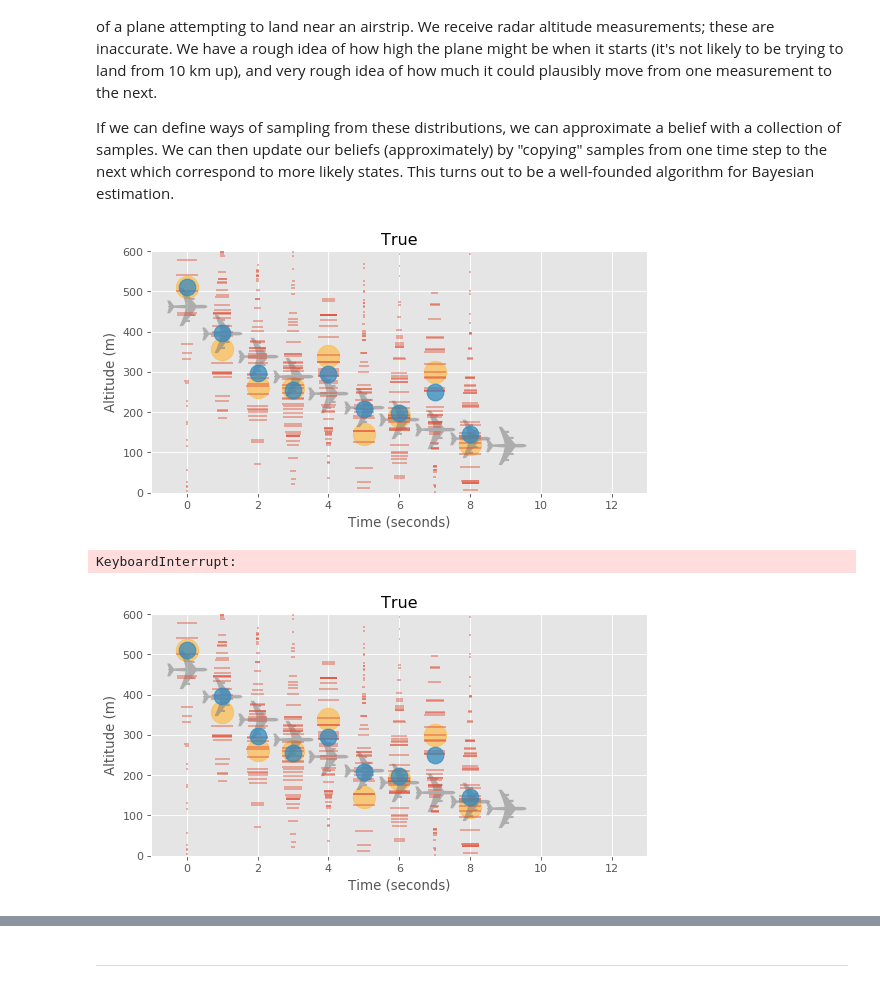
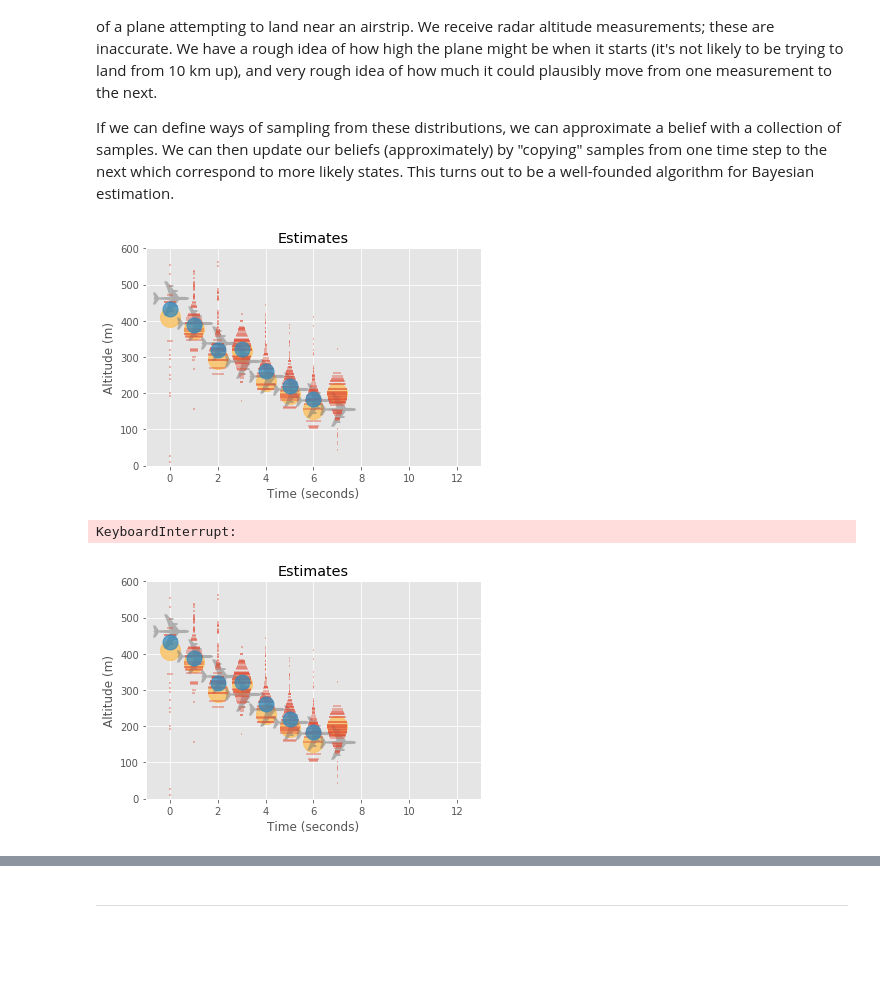
Before and after one commit to johnhw/chi_course_2019, a Jupyter notebook: 01_intro_to_bayesian_methods/Introduction_to_Bayesian_Methods_in_HCI.ipynb, the cells around one changed output, grey strips where cells are left out. Saved outputs shown, nothing was run; the diff lists cells and outputs as text; code cells hidden in the pictures; blank space fills up the shorter version.

Commit message:
Updated to explicitly name likelihood and sampling

```diff
--- a/01_intro_to_bayesian_methods/Introduction_to_Bayesian_Methods_in_HCI.ipynb
+++ b/01_intro_to_bayesian_methods/Introduction_to_Bayesian_Methods_in_HCI.ipynb
@@ -443,9 +443,26 @@ def redraw_figure(fig):
     time.sleep(0.5)
 
 
-def estimate_landing(iters=100, noise=0.1, k=5, n_samples=50, diffusion=50, descend=0.15):
+
+
+def estimate_landing(iters=12, noise=0.1, k=5, n_samples=50, diffusion=50, descend=0.15):
 
     alt_guess = np.random.normal(500, 500, n_samples)
+
+    def lik(observations, expected):
+        ## (approximate) LIKELIHOOD
+        # compute a weighting function to assign belief
+        # to each element of our sample set
+        u_weights = np.exp(-(observations - expected)**2 * k)
+        weights = u_weights / np.sum(u_weights) # normalise
+        return weights, u_weights
+
+
+    def sample(prev, diffusion):
+        # add some "dynamics" to the samples
+        diffuse_dynamics = np.random.normal(0, diffusion, prev.shape)
+        return prev + diffuse_dynamics
+
 
 
     # true initial parameters
@@ -465,52 +482,48 @@ def estimate_landing(iters=100, noise=0.1, k=5, n_samples=50, diffusion=50, desc
         ## SIMULATION
         # update our "true" model
         alt_true += vsi_true
         vsi_true = -descend * alt_true
 
         # make a noisy observation
         alt_obs = alt_true + np.random.normal(0, noise)
 
+        # sample
+        alt_guess = sample(prev=alt_guess, diffusion=diffusion)
 
-        # add some "dynamics" to the samples
-        diffuse_dynamics = np.random.normal(0, diffusion, alt_guess.shape)
-        alt_guess  += diffuse_dynamics
-
-        ## LIKELIHOOD
-        # compute a weighting function to assign belief
-        # to each element of our sample set
-        u_weights = np.exp(-(alt_guess - alt_obs)**2 * k)
-        weights = u_weights / np.sum(u_weights) # normalise
-
+        # likelihood
+        approx_likelihood, weights = lik(observations=alt_guess, expected=alt_obs)
 
         ## DRAWING
         ax.text(ix, alt_true, '✈', size=50, horizontalalignment='center',
                 verticalalignment="center", color='C3', alpha=0.5)
         ax.set_title("True")
         redraw_figure(fig)
 
         ax.plot(ix, alt_obs, 'C4o', markersize=20, alpha=0.8)
         ax.set_title("Observed")
         redraw_figure(fig)
 
-        ax.scatter(x=np.tile(ix, (len(alt_guess))), y=alt_guess, s=u_weights**2*400+2,
+        ax.scatter(x=np.tile(ix, (len(alt_guess))), y=alt_guess, s=weights**2*400+2,
                    color='C0', zorder=10, edgecolor='black', alpha=0.5, marker='_')
         ax.set_title("Estimates")
         redraw_figure(fig)
 
-        ax.plot(ix, np.sum(alt_guess * weights), 'C1.', markersize=30, zorder=100, alpha=0.75)
+        ax.plot(ix, np.sum(alt_guess * approx_likelihood), 'C1.', markersize=30, zorder=100, alpha=0.75)
         redraw_figure(fig)
 
-
-        ## SAMPLING
+        ## RESAMPLING
         # copy the particles, favouring heavily weighted ones
-        alt_guess = alt_guess[pfilter.resample(weights)]
+        alt_guess = alt_guess[pfilter.resample(approx_likelihood)]
 
 
-estimate_landing(noise=30, k=3e-5, iters=12, diffusion=150)
+estimate_landing(noise=30, # how much observation noise we have
+                 k=1e-4,   # how much we "believe" each observations
+                 diffusion=50 # how much particles "diffuse" at each timestep
+                )
 # %% [output]
-[figure, old version]
+[figure, new version]
 KeyboardInterrupt:
-[figure, old version]
+[figure, new version]
 # %% [markdown]
 ---
 # What are competitive approaches?
```
Also changed, not shown: parts of 1 cell of this notebook.
